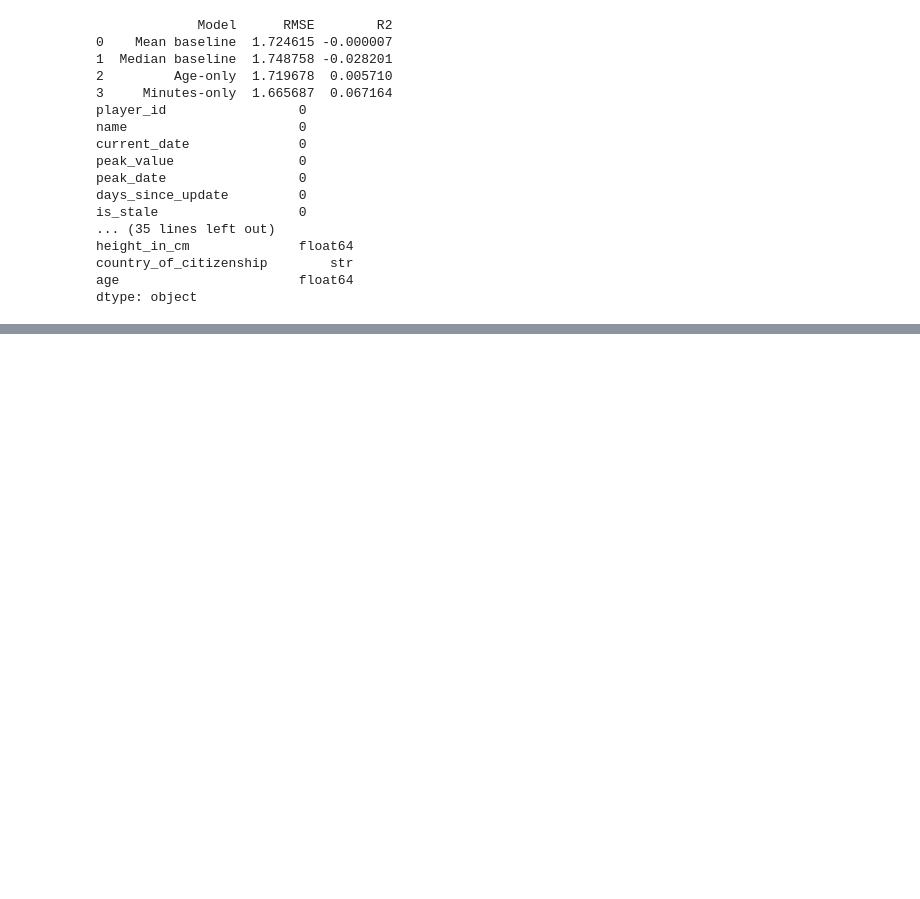
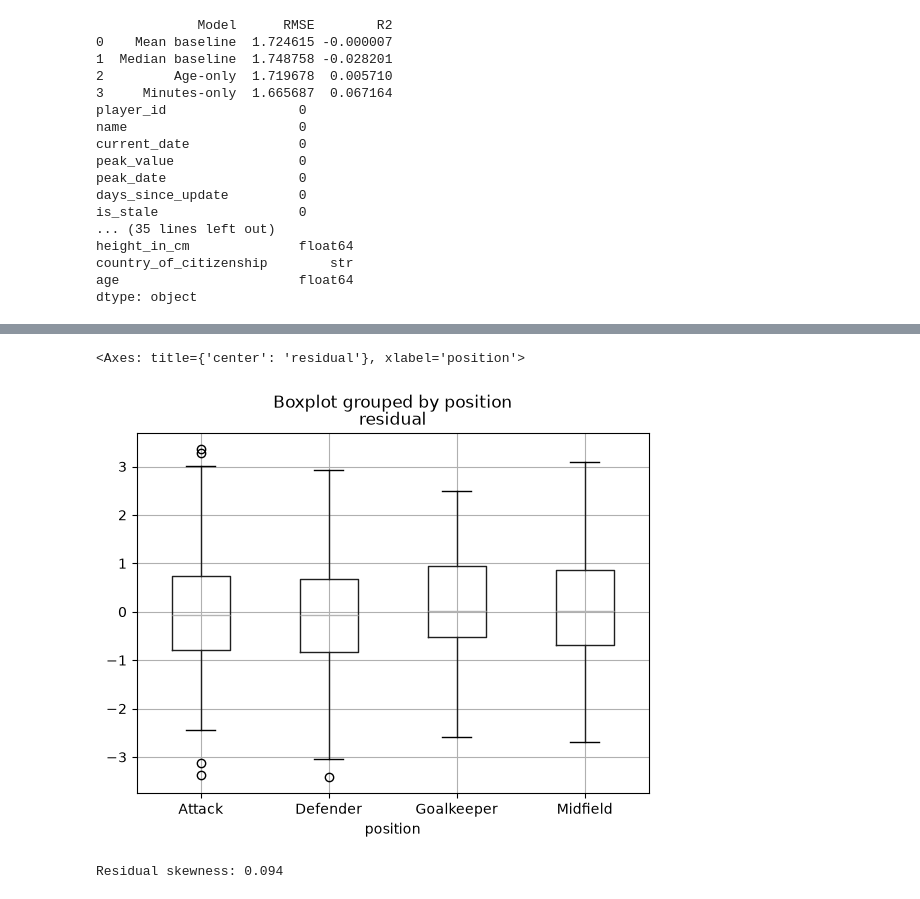
Before and after one commit to AkArtem/football_player_value_analyzer, a Jupyter notebook: notebooks/07_modeling.ipynb, the cells around one changed output, grey strips where cells are left out. Drawn from its saved outputs; the diff is of its cells as text; code cells hidden in the pictures; blank space fills up the shorter version.

```diff
--- a/notebooks/07_modeling.ipynb
+++ b/notebooks/07_modeling.ipynb
@@ -79,0 +262,11 @@ dtype: object
+# %%
+residual_df.boxplot(column='residual', by='position')
+# %% [output]
+<Axes: title={'center': 'residual'}, xlabel='position'>
+[figure, added]
+# %%
+from scipy.stats import skew, kurtosis
+import matplotlib.pyplot as plt
+print(f"Residual skewness: {skew(residuals):.3f}")
+# %% [output]
+Residual skewness: 0.094
```
Also changed, not shown: parts of 17 cells of this notebook.
